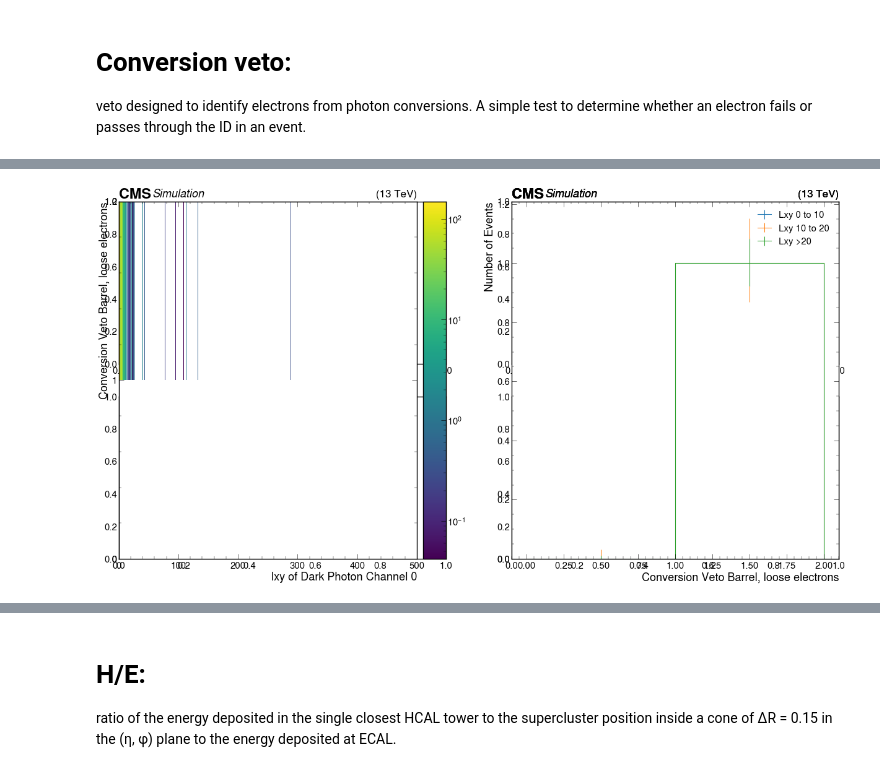
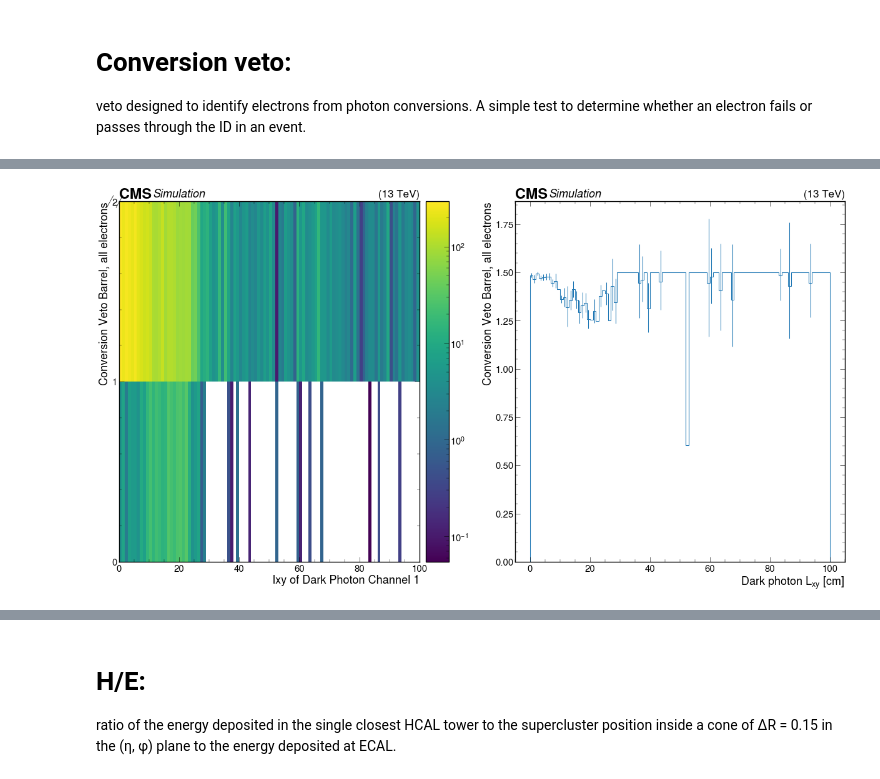
Before and after one commit to yfv2ev/SIDM, a Jupyter notebook: sidm/studies/GSF_electrons_profiles.ipynb, the cells around one changed output, grey strips where cells are left out. Cells and saved outputs as stored; diff of their text form; code cells hidden in the pictures.

```diff
--- a/sidm/studies/GSF_electrons_profiles.ipynb
+++ b/sidm/studies/GSF_electrons_profiles.ipynb
@@ -20,7 +20,7 @@ import matplotlib.pyplot as plt
 utilities.set_plot_style()
 %matplotlib inline
 # %%
-sample = ["2Mu2E_100GeV_5GeV_400mm"]
+sample = ["2Mu2E_100GeV_0p25GeV_10mm"]
 
 fileset = utilities.make_fileset(sample, "ffntuple_v4")
 
@@ -39,7 +39,7 @@ p = sidm_processor.SidmProcessor(
 
 output = runner.run(fileset, treename="ffNtuplizer/ffNtuple", processor_instance=p)
 out = output["out"]
-hists = out["2Mu2E_100GeV_5GeV_400mm"]["hists"]
+hists = out["2Mu2E_100GeV_0p25GeV_10mm"]["hists"]
 # %% [output]
 [interactive output not drawn]
 [interactive output not drawn]
@@ -501,62 +297,38 @@ Hist(Regular(60, 0, 0.02, name='electron_GsfEleFull5x5SigmaIEtaIEtaCut'), storag
 
 veto designed to identify electrons from photon conversions. A simple test to determine whether an electron fails or passes through the ID in an event.
 # %%
-plt.subplots(2, 2, figsize=(30,15))
+plt.subplots(1, 2, figsize=(30,15))
 plt.subplot(1, 2, 1)
-utilities.plot(hists["electron_GsfEleConversionVetoCut2d"][channels[0], :, :], label = sample, norm=mpl.colors.LogNorm())
+utilities.plot(hists["electron_GsfEleConversionVetoCut2d"][channels[1], :100j, :], label = sample, norm=mpl.colors.LogNorm())
+plt.xlabel("lxy of Dark Photon Channel 1")
+plt.ylabel("Conversion Veto Barrel, all electrons")
+plt.subplot(1, 2, 2)
+utilities.plot(hists["electron_GsfEleConversionVetoCut2d"][channels[1], :100j, :].profile(axis="electron_GsfEleConversionVetoCut"))
+#print(hists["electron_GsfEleConversionVetoCut2d"][channels[1],slice(0, 2, sum),:1])
+plt.xlabel("Dark photon $L_{xy}$ [cm]")
+plt.ylabel("Conversion Veto Barrel, all electrons")
+
+plt.subplots(1, 2, figsize=(30,15))
+plt.subplot(1, 2, 1)
+utilities.plot(hists["electron_GsfEleConversionVetoCut2d"][channels[0], :40j, :], label = sample, norm=mpl.colors.LogNorm())
 plt.xlabel("lxy of Dark Photon Channel 0")
 plt.ylabel("Conversion Veto Barrel, loose electrons")
 plt.subplot(1, 2, 2)
-utilities.plot(hists["electron_GsfEleConversionVetoCut2d"][channels[0],slice(0, 2, sum),:], label = "Lxy 0 to 10",density=True,flow='none')
-utilities.plot(hists["electron_GsfEleConversionVetoCut2d"][channels[0],slice(2,4, sum),:], label = "Lxy 10 to 20",density=True,flow='none')
-utilities.plot(hists["electron_GsfEleConversionVetoCut2d"][channels[0],slice(4,101, sum),:], label = "Lxy >20" ,density=True,flow='none')
-plt.legend()
+utilities.plot(hists["electron_GsfEleConversionVetoCut2d"][channels[0], :40j, :].profile(axis="electron_GsfEleConversionVetoCut"))
 #print(hists["electron_GsfEleConversionVetoCut2d"][channels[0],slice(0, 2, sum),:1])
-plt.ylabel("Number of Events")
-plt.xlabel("Conversion Veto Barrel, loose electrons")
+plt.xlabel("Dark photon $L_{xy}$ [cm]")
+plt.ylabel("Conversion Veto Barrel, loose electrons")
 
-plt.subplots(2, 2, figsize=(30,15))
+plt.subplots(1, 2, figsize=(30,15))
 plt.subplot(1, 2, 1)
-utilities.plot(hists["electron_GsfEleConversionVetoCut2d"][channels[1], :, :], label = sample, norm=mpl.colors.LogNorm())
-plt.xlabel("lxy of Dark Photon Channel 1")
-plt.ylabel("Conversion Veto Barrel, all electrons")
+utilities.plot(hists["electron_GsfEleConversionVetoCut2d"][channels[7], :40j, :], label = sample, norm=mpl.colors.LogNorm())
+plt.xlabel("lxy of Dark Photon Channel 7")
+plt.ylabel("Conversion Veto Barrel, n-1 cuts")
 plt.subplot(1, 2, 2)
-utilities.plot(hists["electron_GsfEleConversionVetoCut2d"][channels[1],slice(0, 2, sum),:], label = "Lxy 0 to 10",density=True,flow='none')
-utilities.plot(hists["electron_GsfEleConversionVetoCut2d"][channels[1],slice(2,4, sum),:], label = "Lxy 10 to 20",density=True,flow='none')
-utilities.plot(hists["electron_GsfEleConversionVetoCut2d"][channels[1],slice(4,101, sum),:], label = "Lxy >20" ,density=True,flow='none')
-plt.legend()
-print(hists["electron_GsfEleConversionVetoCut2d"][channels[1],slice(0, 2, sum),:1])
-plt.ylabel("Number of Events")
-plt.xlabel("Conversion Veto Barrel, all electrons")
+utilities.plot(hists["electron_GsfEleConversionVetoCut2d"][channels[7], :40j, :].profile(axis="electron_GsfEleConversionVetoCut"))
+#print(hists["electron_GsfEleConversionVetoCut2d"][channels[7],slice(0, 2, sum),:1])
+plt.xlabel("Dark photon $L_{xy}$ [cm]")
+plt.ylabel("Conversion Veto Barrel n-1 cuts")
 
-plt.subplots(2, 2, figsize=(30,15))
-plt.subplot(1, 2, 1)
-utilities.plot(hists["electron_GsfEleConversionVetoCut2d"][channels[2], :, :], label = sample, norm=mpl.colors.LogNorm())
-plt.xlabel("lxy of Dark Photon Channel 2")
-plt.ylabel("Conversion Veto EndCap, loose electrons")
-plt.subplot(1, 2, 2)
-utilities.plot(hists["electron_GsfEleConversionVetoCut2d"][channels[2],slice(0, 2, sum),:], label = "Lxy 0 to 10",density=True,flow='none')
-utilities.plot(hists["electron_GsfEleConversionVetoCut2d"][channels[2],slice(2,4, sum),:], label = "Lxy 10 to 20",density=True,flow='none')
-utilities.plot(hists["electron_GsfEleConversionVetoCut2d"][channels[2],slice(4,101, sum),:], label = "Lxy >20" ,density=True,flow='none')
-plt.legend()
-#print(hists["electron_GsfEleConversionVetoCut2d"][channels[2],slice(0, 2, sum),:1])
-plt.ylabel("Number of Events")
-plt.xlabel("Conversion Veto EndCap, loose electrons")
-
-plt.subplots(2, 2, figsize=(30,15))
-plt.subplot(1, 2, 1)
-utilities.plot(hists["electron_GsfEleConversionVetoCut2d"][channels[3], :, :], label = sample, norm=mpl.colors.LogNorm())
-plt.xlabel("lxy of Dark Photon Channel 3")
-plt.ylabel("Conversion Veto EndCap, all electrons")
-plt.subplot(1, 2, 2)
-utilities.plot(hists["electron_GsfEleConversionVetoCut2d"][channels[3],slice(0, 2, sum),:], label = "Lxy 0 to 10",density=True,flow='none')
-utilities.plot(hists["electron_GsfEleConversionVetoCut2d"][channels[3],slice(2,4, sum),:], label = "Lxy 10 to 20",density=True,flow='none')
-utilities.plot(hists["electron_GsfEleConversionVetoCut2d"][channels[3],slice(4,101, sum),:], label = "Lxy >20" ,density=True,flow='none')
-plt.legend()
-#print(hists["electron_GsfEleConversionVetoCut2d"][channels[3],slice(0, 2, sum),:1])
-plt.ylabel("Number of Events")
-plt.xlabel("Conversion Veto EndCap, all electrons")
-
-
-(hists["electron_GsfEleConversionVetoCut2d"][channels[0],slice(0, 2, sum),:])
+#(hists["electron_GsfEleConversionVetoCut2d"][channels[0],slice(0, 2, sum),:])
 # %% [output]
@@ -569 +336 @@ Hist(Regular(2, 0, 2, name='electron_GsfEleConversionVetoCut'), storage=Weight()
-[figure, old version]
+[figure, new version]
```
Also changed, not shown: parts of 11 cells of this notebook.
